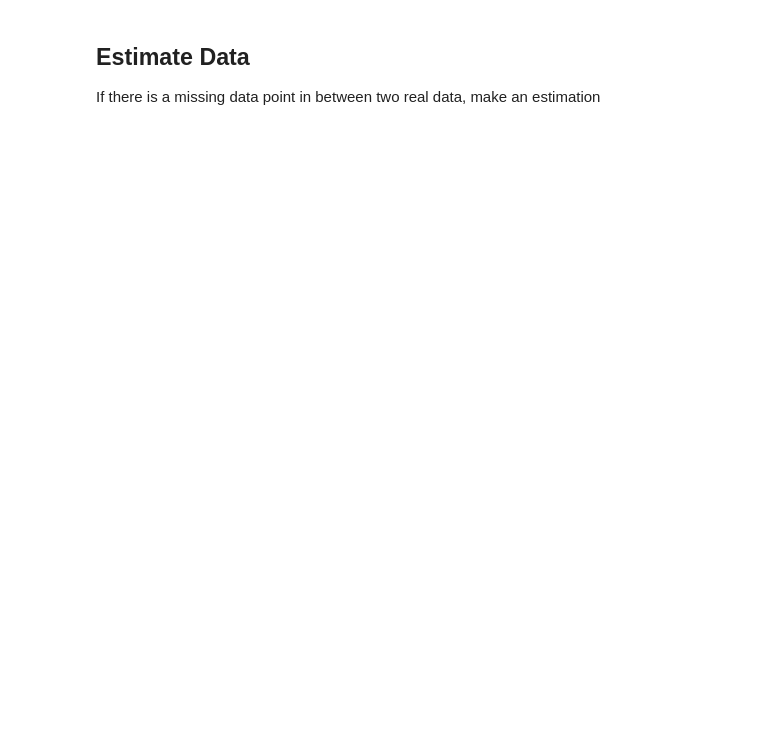
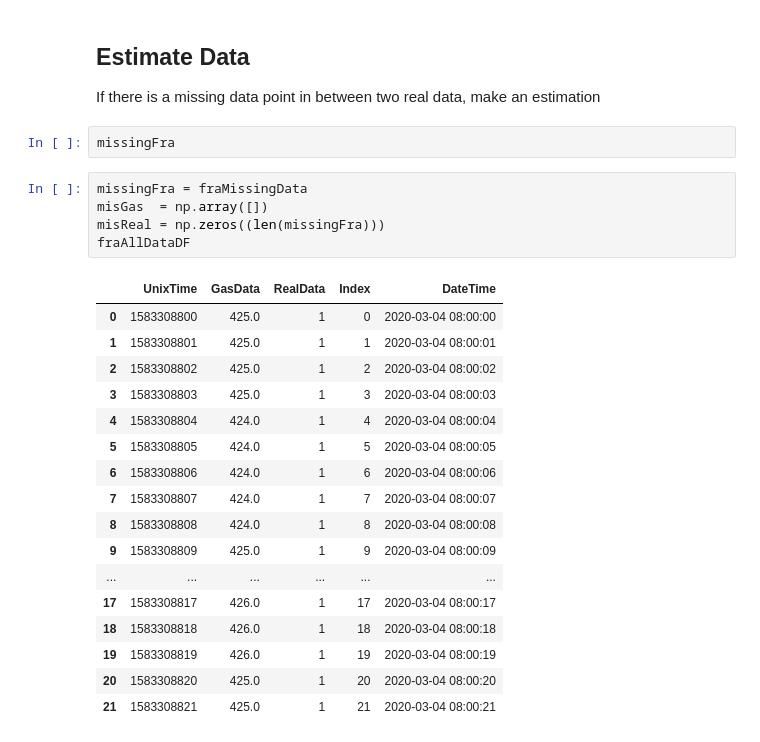
Before and after one commit to RiceAllDay22/WirelessSensorNetwork, a Jupyter notebook: Analysis/Analyzer V2.ipynb, the cells around one changed output. Saved outputs shown, nothing was run; the diff lists cells and outputs as text; blank space fills up the shorter version.

```diff
--- a/Analysis/Analyzer V2.ipynb
+++ b/Analysis/Analyzer V2.ipynb
@@ -249,4 +263,29 @@ Nothing done.
 # %% [markdown]
 ## Estimate Data
 If there is a missing data point in between two real data, make an estimation
+# %%
+missingFra
+# %%
+missingFra = fraMissingData
+misGas  = np.array([])
+misReal = np.zeros((len(missingFra)))
+fraAllDataDF
+# %% [output]
+|  | UnixTime | GasData | RealData | Index | DateTime |
+| 0 | 1583308800 | 425.0 | 1 | 0 | 2020-03-04 08:00:00 |
+| 1 | 1583308801 | 425.0 | 1 | 1 | 2020-03-04 08:00:01 |
+| 2 | 1583308802 | 425.0 | 1 | 2 | 2020-03-04 08:00:02 |
+| 3 | 1583308803 | 425.0 | 1 | 3 | 2020-03-04 08:00:03 |
+| 4 | 1583308804 | 424.0 | 1 | 4 | 2020-03-04 08:00:04 |
+| 5 | 1583308805 | 424.0 | 1 | 5 | 2020-03-04 08:00:05 |
+| 6 | 1583308806 | 424.0 | 1 | 6 | 2020-03-04 08:00:06 |
+| 7 | 1583308807 | 424.0 | 1 | 7 | 2020-03-04 08:00:07 |
+| 8 | 1583308808 | 424.0 | 1 | 8 | 2020-03-04 08:00:08 |
+| 9 | 1583308809 | 425.0 | 1 | 9 | 2020-03-04 08:00:09 |
+| ... | ... | ... | ... | ... | ... |
+| 17 | 1583308817 | 426.0 | 1 | 17 | 2020-03-04 08:00:17 |
+| 18 | 1583308818 | 426.0 | 1 | 18 | 2020-03-04 08:00:18 |
+| 19 | 1583308819 | 426.0 | 1 | 19 | 2020-03-04 08:00:19 |
+| 20 | 1583308820 | 425.0 | 1 | 20 | 2020-03-04 08:00:20 |
+| 21 | 1583308821 | 425.0 | 1 | 21 | 2020-03-04 08:00:21 |
 # %%
```
Also changed, not shown: parts of 10 cells of this notebook, 1 other file.
